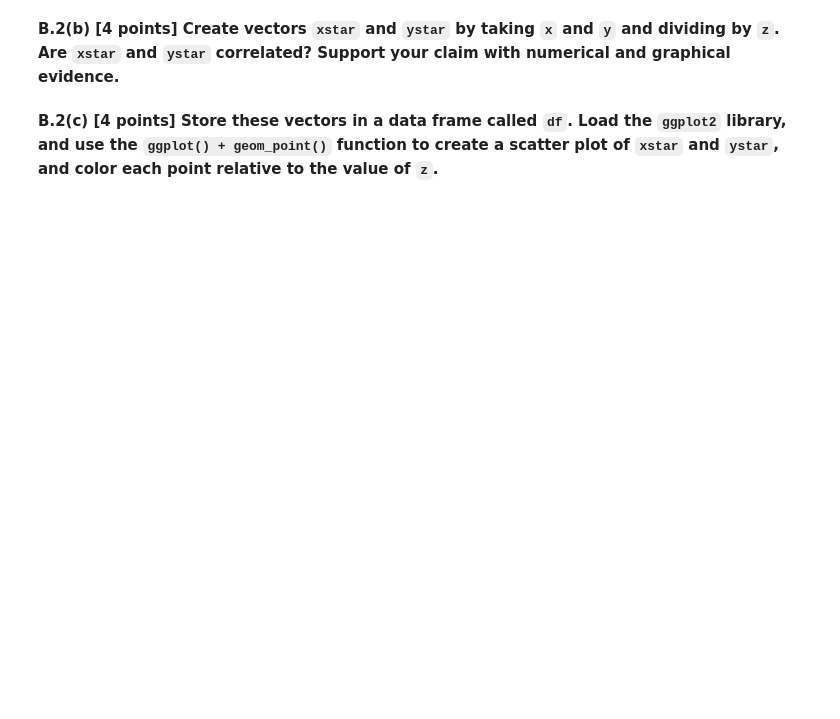
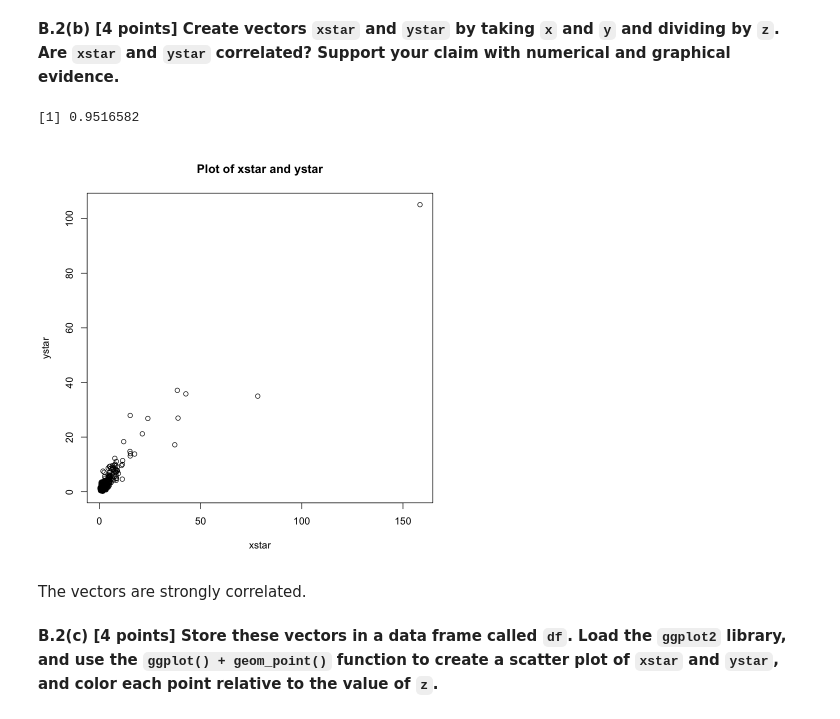
Before and after one commit to yyhufo/STAT4000, a Jupyter notebook: Homework5/STAT5000_HW5.ipynb, the cells around one changed output. Saved outputs shown, nothing was run; the diff lists cells and outputs as text; code cells hidden in the pictures; blank space fills up the shorter version.

```diff
--- a/Homework5/STAT5000_HW5.ipynb
+++ b/Homework5/STAT5000_HW5.ipynb
@@ -96,4 +499,18 @@ Let $ X_{1},X_{2},...,X_{500} \overset{iid}{\sim} N( \mu = 5 , \sigma^{2} = 4)$.
 # %% [markdown]
 **B.2(b) [4 points] Create vectors `xstar` and `ystar` by taking `x` and `y` and dividing by `z`.  Are `xstar` and `ystar` correlated? Support your claim with numerical and graphical evidence.**
+# %%
+xstar <- x / z
+ystar <- y / z
+
+correlation_xstar_ystar <- cor(xstar, ystar)
+
+plot(xstar, ystar, main = "Plot of xstar and ystar", xlab = "xstar", ylab = "ystar")
+
+correlation_xstar_ystar
+# %% [output]
+[1] 0.9516582
+[figure, added]
+# %% [markdown]
+The vectors are strongly correlated.
 # %% [markdown]
 **B.2(c) [4 points] Store these vectors in a data frame called `df`. Load the `ggplot2` library, and use the `ggplot() + geom_point()` function to create a scatter plot of `xstar` and `ystar`, and color each point relative to the value of `z`.**
```
Also changed, not shown: parts of 26 cells of this notebook.
